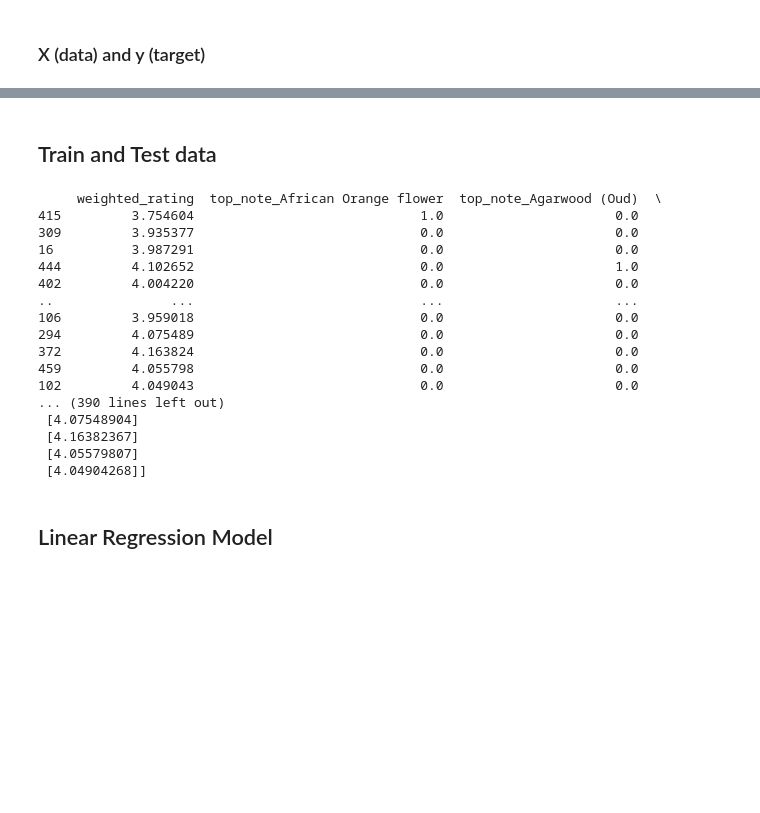
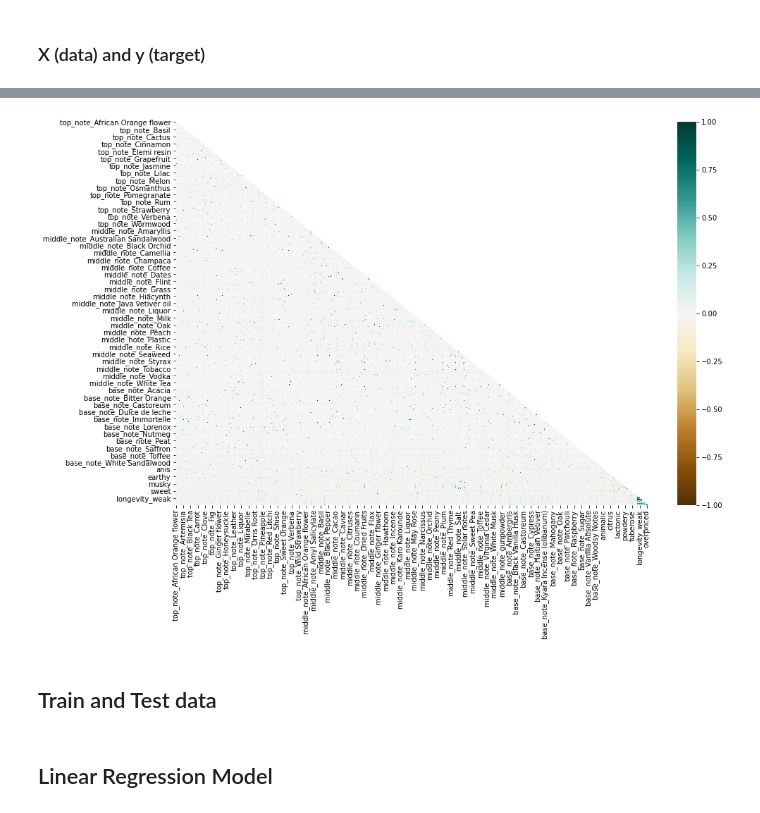
Before and after one commit to sir-omoreno/perfume_designer_app, a Jupyter notebook: ML/Perfume_ML.ipynb, the cells around one changed output, grey strips where cells are left out. Drawn from its saved outputs; the diff is of its cells as text; code cells hidden in the pictures; blank space fills up the shorter version.

```diff
--- a/ML/Perfume_ML.ipynb
+++ b/ML/Perfume_ML.ipynb
@@ -228,28 +249,15 @@ X.head()
+# %%
+# heatmap to figure best features. Features that are more green are highly correlated and thus not a good option
+plt.figure(figsize=(15,10))
+mask = np.triu(np.ones_like(X.corr(), dtype=np.bool))
+heatmap = sns.heatmap(X.corr(), mask=mask, vmin=-1, vmax=1, cmap="BrBG")
+# %% [output]
+[figure, added]
 # %% [markdown]
 ## Train and Test data
 # %%
 # Split the data into training and testing
 X_train, X_test, y_train, y_test = train_test_split(X, y, random_state=42)
-print(X_train)
-print(y_train)
-# %% [output]
-     weighted_rating  top_note_African Orange flower  top_note_Agarwood (Oud)  \
-415         3.754604                             1.0                      0.0
-309         3.935377                             0.0                      0.0
-16          3.987291                             0.0                      0.0
-444         4.102652                             0.0                      1.0
-402         4.004220                             0.0                      0.0
-..               ...                             ...                      ...
-106         3.959018                             0.0                      0.0
-294         4.075489                             0.0                      0.0
-372         4.163824                             0.0                      0.0
-459         4.055798                             0.0                      0.0
-102         4.049043                             0.0                      0.0
-... (390 lines left out)
- [4.07548904]
- [4.16382367]
- [4.05579807]
- [4.04904268]]
 # %%
 # Create a StandardScater model and fit it to the training data
 
```
Also changed, not shown: parts of 8 cells of this notebook.
